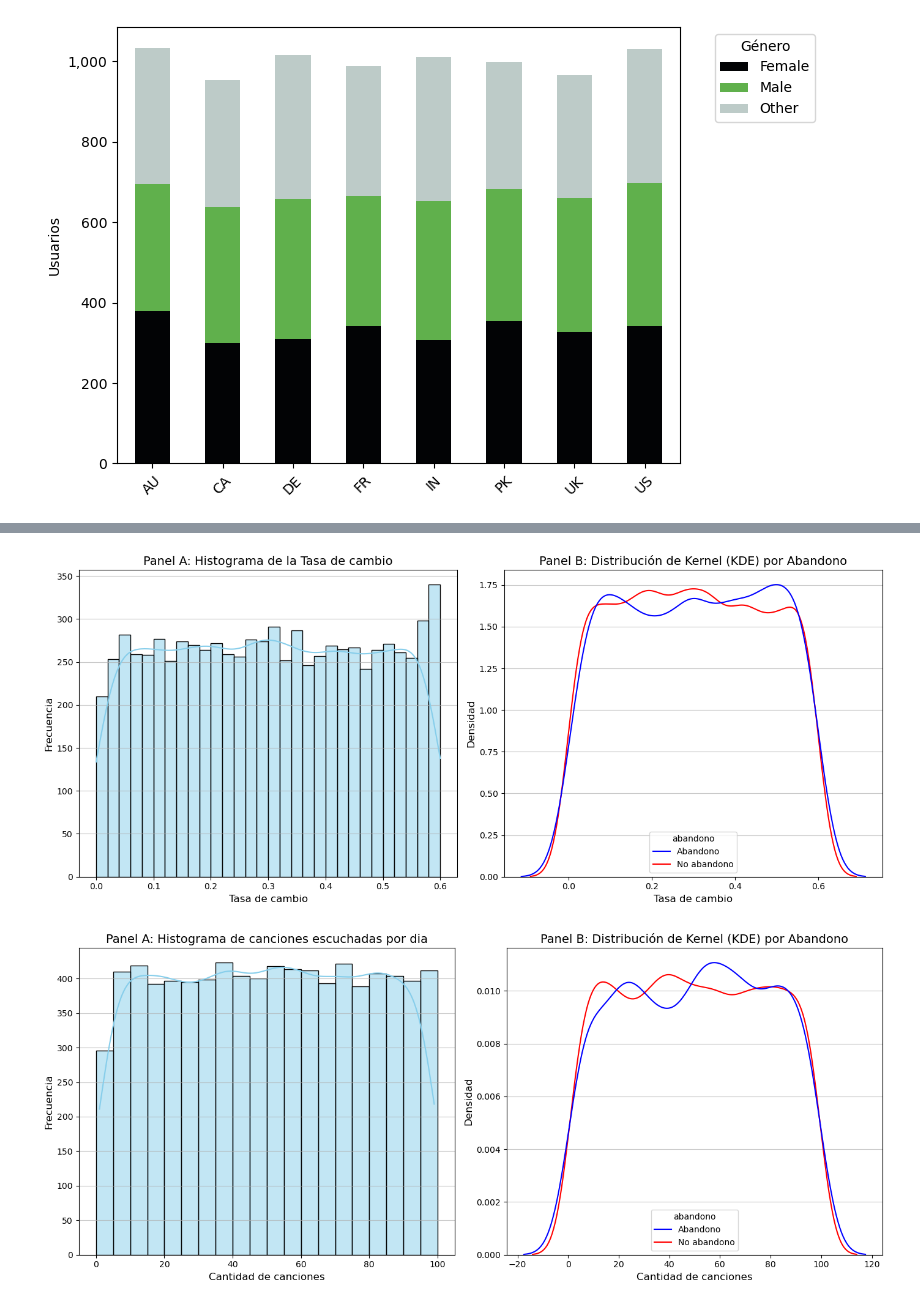
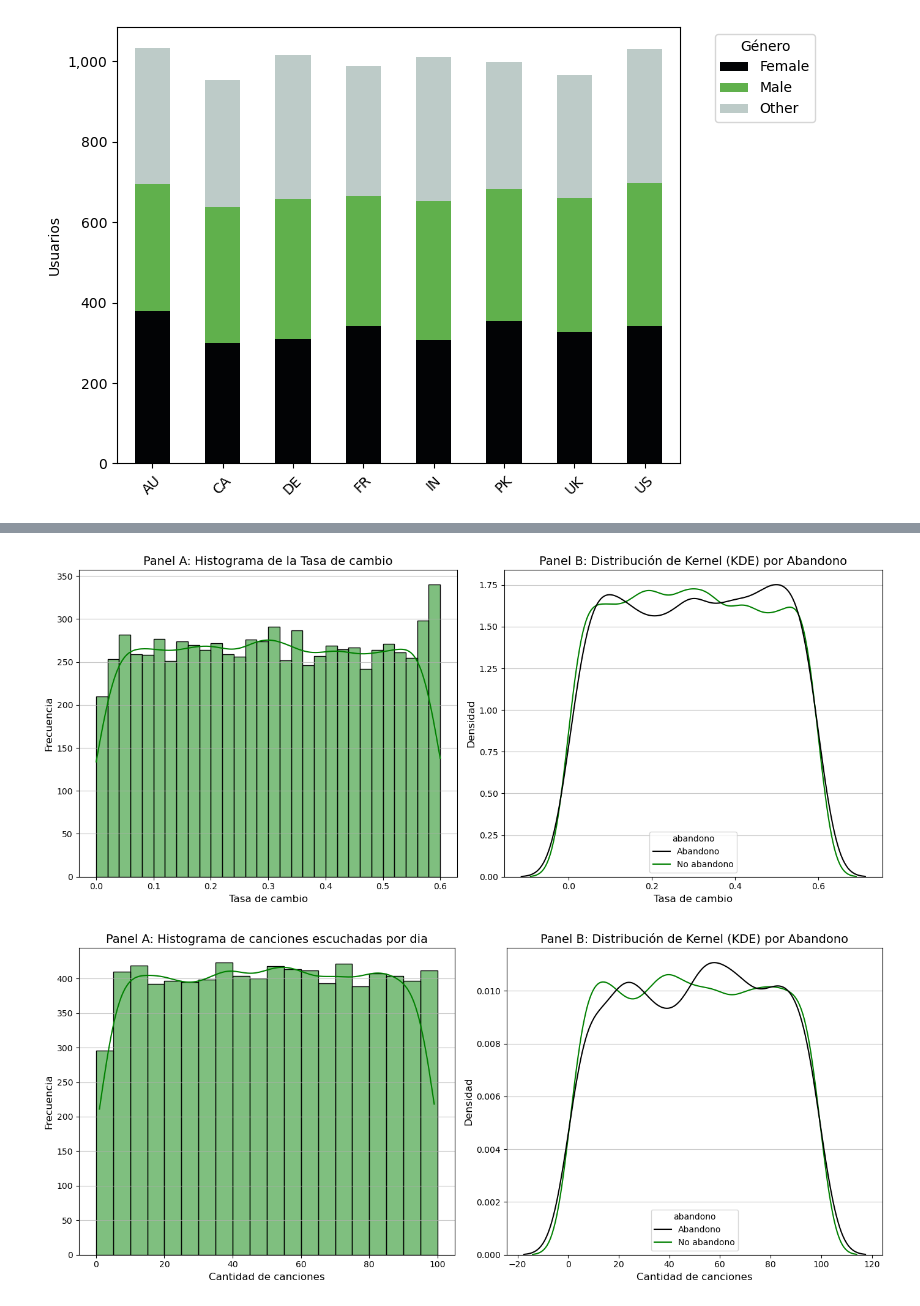
Before and after one commit to franlecam/BigDataUBA-Grupo1, a Jupyter notebook: TP_spotify/TP.ipynb, the cells around one changed output, grey strips where cells are left out. Saved outputs shown, nothing was run; the diff lists cells and outputs as text; code cells hidden in the pictures.

```diff
--- a/TP_spotify/TP.ipynb
+++ b/TP_spotify/TP.ipynb
@@ -227,7 +243,7 @@ sns.histplot(
     bins=30,      # cantidad de divisiones del eje x
     kde=True,     # curva suavizada
     ax=axes[0],
-    color='skyblue'
+    color='green'
 )
 
 axes[0].set_title('Panel A: Histograma de la Tasa de cambio', fontsize=14)
@@ -246,7 +262,7 @@ sns.kdeplot(
     fill=False,
     common_norm=False,
     ax=axes[1],
-    palette={'No abandono': 'red', 'Abandono': 'blue'}
+    palette={'No abandono': 'green', 'Abandono': 'black'}
 )
 axes[1].set_title('Panel B: Distribución de Kernel (KDE) por Abandono', fontsize=14)
 axes[1].set_xlabel('Tasa de cambio', fontsize=12)
@@ -260,7 +276,7 @@ plt.show()
 # Eliminar la columna temporal
 del base['abandono']
 # %% [output]
-[figure, old version]
+[figure, new version]
 # %%
 # Configuración del lienzo para dos paneles (1 fila, 2 columnas)
 fig, axes = plt.subplots(1, 2, figsize=(14, 6))
@@ -272,36 +288,36 @@ sns.histplot(
     bins=range(0, base['songs_played_per_day'].max() + 2, 5), # Agrupación por tramos de 5 años
     kde=True,
     ax=axes[0],
-    color='skyblue'
+    color='green'
 )
 axes[0].set_title('Panel A: Histograma de canciones escuchadas por dia', fontsize=14)
 axes[0].set_xlabel('Cantidad de canciones', fontsize=12)
 axes[0].set_ylabel('Frecuencia', fontsize=12)
 axes[0].grid(axis='y', alpha=0.7)
 
 # --- Panel B: Distribución de Kernel (KDE) por Condición de abandono ---
 # Mapear la variable 'is_churned' para una mejor leyenda
 base['abandono'] = base['is_churned'].map({0: 'No abandono', 1: 'Abandono'})
 
 sns.kdeplot(
     data=base,
     x='songs_played_per_day',
     hue='abandono', #Separar por abandono
     fill=False,
     common_norm=False,
     ax=axes[1],
-    palette={'No abandono': 'red', 'Abandono': 'blue'}
+    palette={'No abandono': 'green', 'Abandono': 'black'}
 )
 axes[1].set_title('Panel B: Distribución de Kernel (KDE) por Abandono', fontsize=14)
 axes[1].set_xlabel('Cantidad de canciones', fontsize=12)
 axes[1].set_ylabel('Densidad', fontsize=12)
 axes[1].grid(axis='y', alpha=0.7)
 
 # Ajustar diseño y mostrar el gráfico
 plt.tight_layout()
 plt.show()
 
 # Eliminar la columna temporal
 del base['abandono']
 # %% [output]
-[figure, old version]
+[figure, new version]
```
Also changed, not shown: parts of 9 cells of this notebook.
